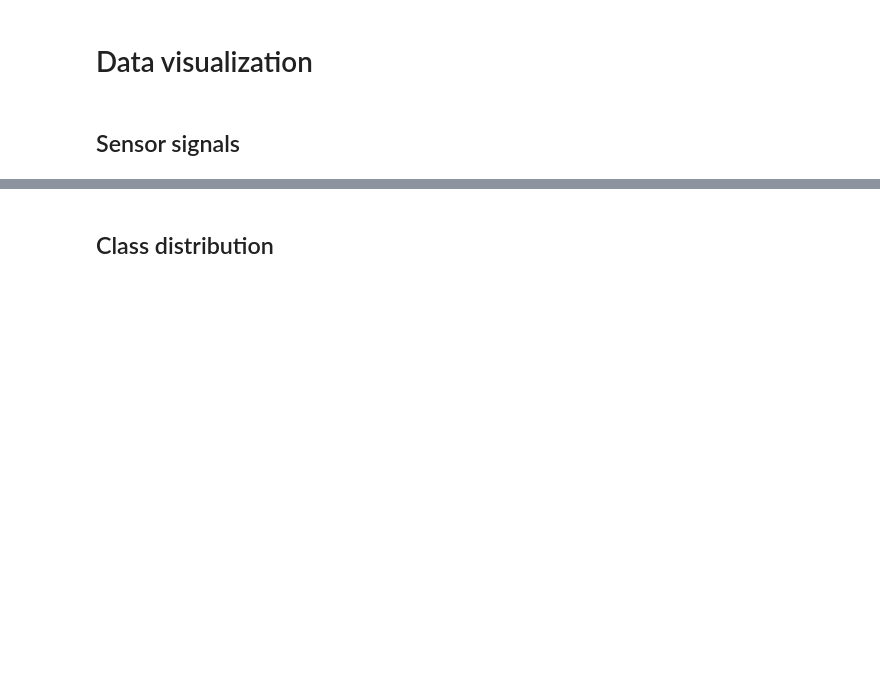
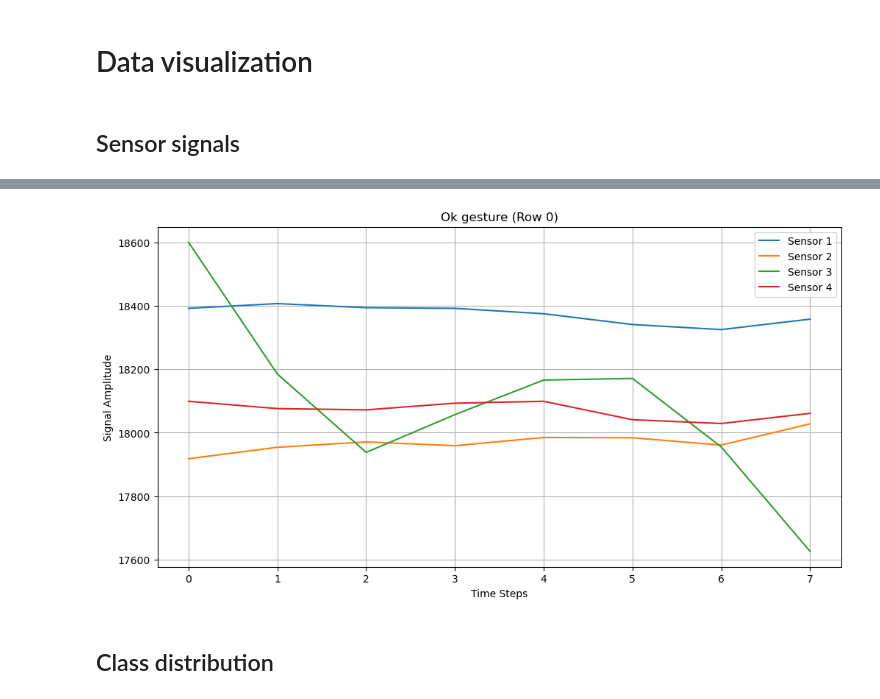
Before and after one commit to Incomprehensible/Real-Time-Gesture-Control-System-for-Precision-Control, a Jupyter notebook: pretraining/hand-gesture-recognition_custom_data.ipynb, the cells around one changed output, grey strips where cells are left out. Cells and saved outputs as stored; diff of their text form; code cells hidden in the pictures; blank space fills up the shorter version.

```diff
--- a/pretraining/hand-gesture-recognition_custom_data.ipynb
+++ b/pretraining/hand-gesture-recognition_custom_data.ipynb
@@ -165,0 +186,4 @@ plot_time_signals(middle_df, row_index=0, title='Middle gesture')
+# %%
+plot_time_signals(ok_df, row_index=0, title='Ok gesture')
+# %% [output]
+[figure, added]
```
Also changed, not shown: parts of 33 cells of this notebook, 7 other files.
